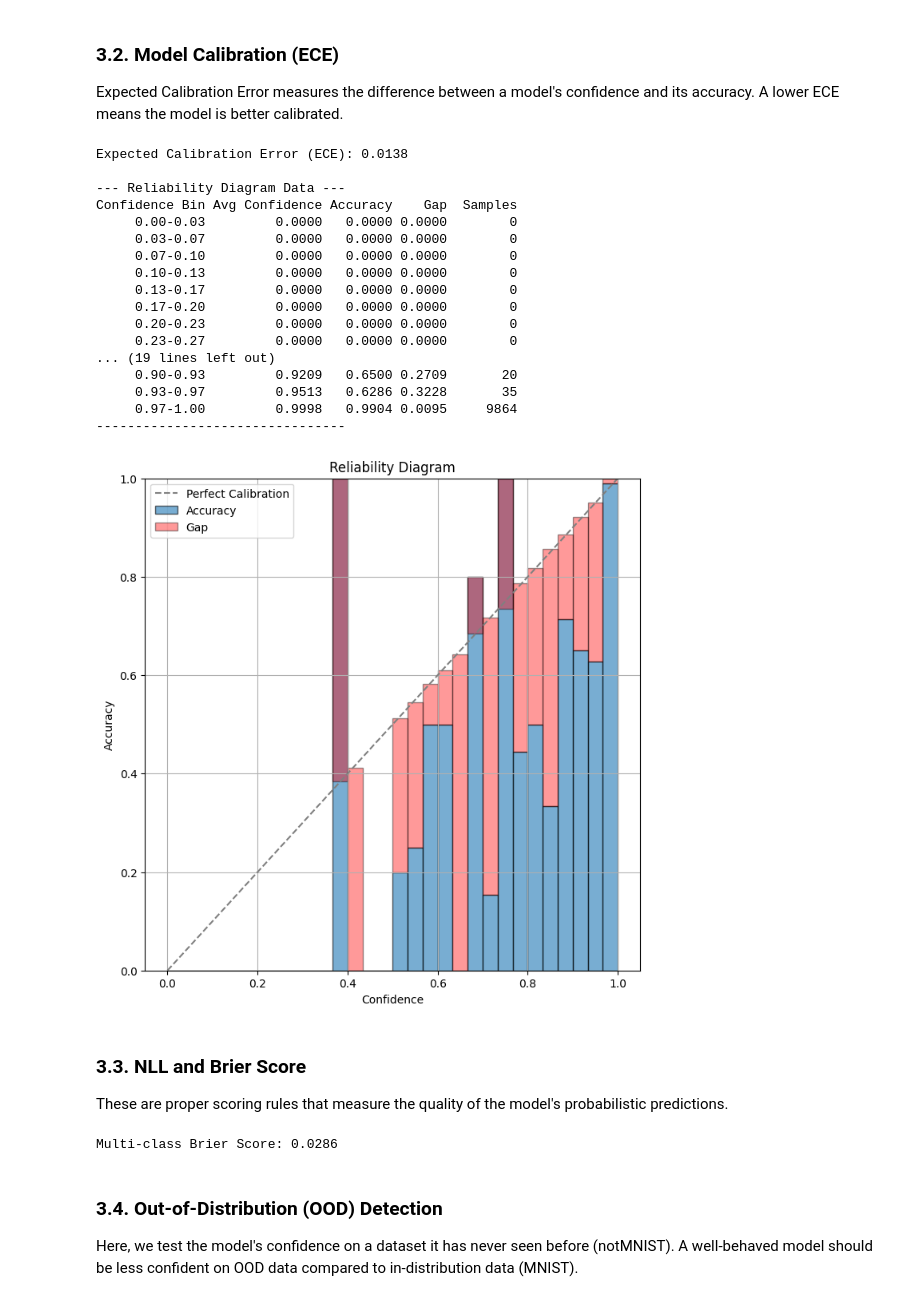
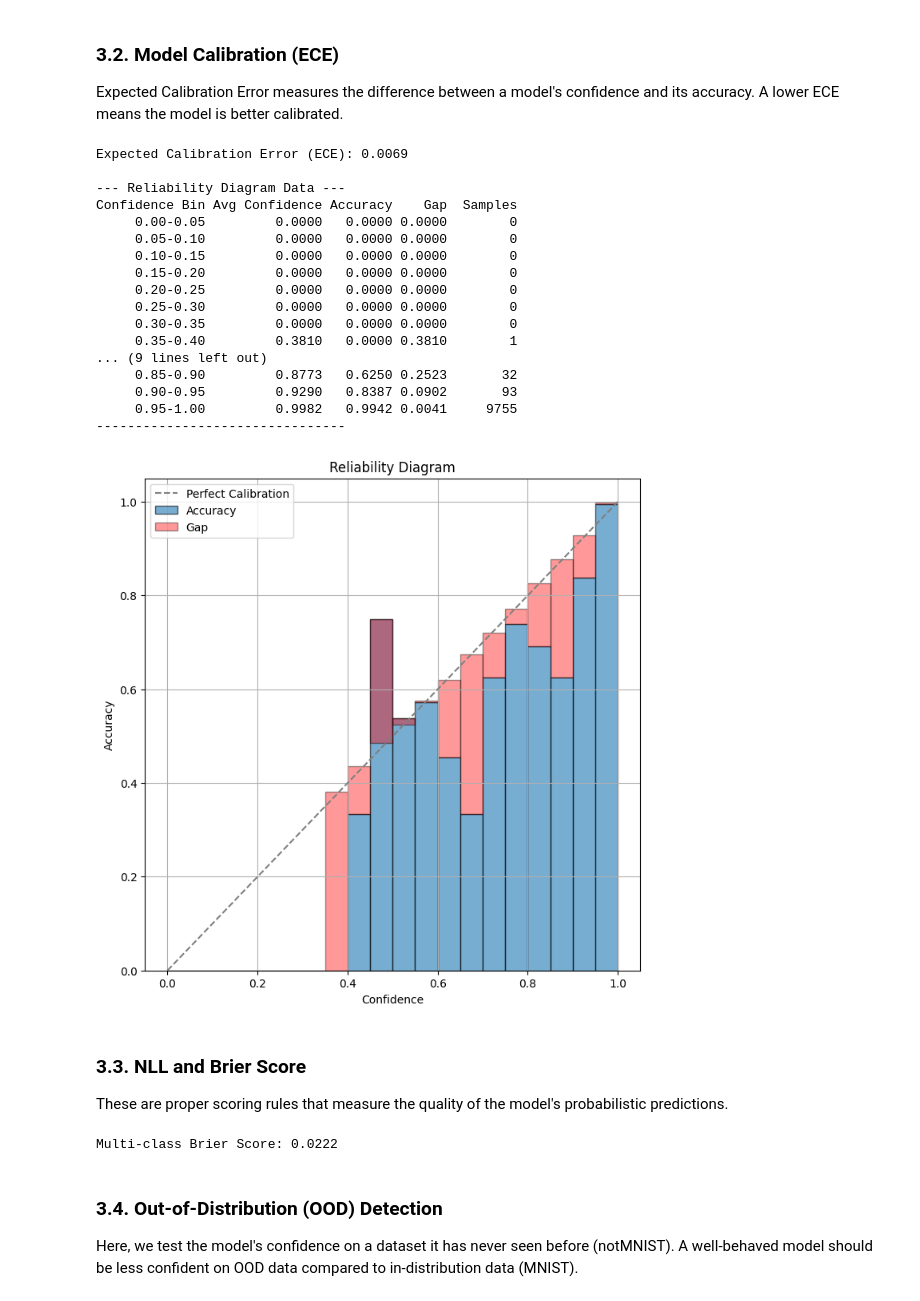
Before and after one commit to e1444/dnf, a Jupyter notebook: notebooks/evaluation.ipynb, the cells around one changed output. Cells and saved outputs as stored; diff of their text form; code cells hidden in the pictures.

```diff
--- a/notebooks/evaluation.ipynb
+++ b/notebooks/evaluation.ipynb
@@ -67,7 +67,8 @@ cfg = OmegaConf.merge(
 # The load_mnist function from the project returns DataLoaders.
 # We need the underlying dataset for some evaluation metrics.
 cfg.data.dataset.path = os.path.join(project_root, cfg.data.dataset.path)
-_, test_loader = load_mnist(cfg.data)
+cfg.data.dataset.num_workers = 1
+train_loader, test_loader = load_mnist(cfg.data)
 test_dataset = test_loader.dataset
 
 print(f"Loaded MNIST test dataset with {len(test_dataset)} samples.")
@@ -76,11 +77,12 @@ Loaded MNIST test dataset with 10000 samples.
 # %%
 # --- 1. Instantiate a new model ---
 cfg.model.hidden_channels = 512
+cfg.model.num_fixed_levels = 3
 model = hydra.utils.instantiate(cfg.model, _convert_="partial").to(device)
 
 # --- 2. Load the checkpoint file ---
 # CHECKPOINT_PATH = "/home/e1444/scratch/dnf/logs/2025-11-19/23-05-29/checkpoint_epoch_105.pth" # best so far
-CHECKPOINT_PATH = "/home/e1444/scratch/dnf/logs/2025-11-20/17-49-06/checkpoint_epoch_40.pth" # Specify
+CHECKPOINT_PATH = "/home/e1444/scratch/dnf/logs/2025-11-22/14-48-14/checkpoint_epoch_20.pth" # Specify
 
 if not os.path.exists(CHECKPOINT_PATH):
     raise FileNotFoundError(f"Checkpoint file not found at '{CHECKPOINT_PATH}'. Please update the path.")
@@ -92,8 +94,9 @@ checkpoint = torch.load(CHECKPOINT_PATH, map_location=device)
 model.load_state_dict(checkpoint['model_state_dict'])
 
 # Load the trained means and variances for correct evaluation
-trainable_means = checkpoint['trainable_means'].to(device)
-trainable_v = checkpoint['trainable_v'].to(device)
+latent_mu = checkpoint['latent_mu'].to(device)
+latent_v = checkpoint['latent_v'].to(device)
+latent_U = checkpoint['latent_U'].to(device)
 
 # --- 4. Set the model to evaluation mode ---
 model.eval()
@@ -108,7 +111,7 @@ Now we compute the model's predictions on the test set and evaluate its performa
 # %%
 # Get model predictions for the entire test set
 print("Computing model predictions on the test set...")
-final_target_dists = get_target_distributions(trainable_means, trainable_v, cfg.training.num_classes)
+final_target_dists = get_target_distributions(latent_mu, latent_v, latent_U, cfg.training.num_classes)
 y_true, y_pred, probabilities, confidences = get_all_predictions(
     model, test_loader, device, final_target_dists
 )
@@ -146,26 +173,26 @@ weighted avg       0.98      0.98      0.98     10000
 Expected Calibration Error measures the difference between a model's confidence and its accuracy. A lower ECE means the model is better calibrated.
 # %%
 # Calculate ECE and plot reliability diagram
-_ = calculate_ece_and_reliability_diagram(confidences, y_pred, y_true, n_bins=30)
+_ = calculate_ece_and_reliability_diagram(confidences, y_pred, y_true, n_bins=20)
 # %% [output]
-Expected Calibration Error (ECE): 0.0138
+Expected Calibration Error (ECE): 0.0069
 
 --- Reliability Diagram Data ---
 Confidence Bin Avg Confidence Accuracy    Gap  Samples
-     0.00-0.03         0.0000   0.0000 0.0000        0
-     0.03-0.07         0.0000   0.0000 0.0000        0
-     0.07-0.10         0.0000   0.0000 0.0000        0
-     0.10-0.13         0.0000   0.0000 0.0000        0
-     0.13-0.17         0.0000   0.0000 0.0000        0
-     0.17-0.20         0.0000   0.0000 0.0000        0
-     0.20-0.23         0.0000   0.0000 0.0000        0
-     0.23-0.27         0.0000   0.0000 0.0000        0
-... (19 lines left out)
-     0.90-0.93         0.9209   0.6500 0.2709       20
-     0.93-0.97         0.9513   0.6286 0.3228       35
-     0.97-1.00         0.9998   0.9904 0.0095     9864
+     0.00-0.05         0.0000   0.0000 0.0000        0
+     0.05-0.10         0.0000   0.0000 0.0000        0
+     0.10-0.15         0.0000   0.0000 0.0000        0
+     0.15-0.20         0.0000   0.0000 0.0000        0
+     0.20-0.25         0.0000   0.0000 0.0000        0
+     0.25-0.30         0.0000   0.0000 0.0000        0
+     0.30-0.35         0.0000   0.0000 0.0000        0
+     0.35-0.40         0.3810   0.0000 0.3810        1
+... (9 lines left out)
+     0.85-0.90         0.8773   0.6250 0.2523       32
+     0.90-0.95         0.9290   0.8387 0.0902       93
+     0.95-1.00         0.9982   0.9942 0.0041     9755
 --------------------------------
-[figure, old version]
+[figure, new version]
 # %% [markdown]
 ### 3.3. NLL and Brier Score
 These are proper scoring rules that measure the quality of the model's probabilistic predictions.
@@ -173,7 +200,7 @@ These are proper scoring rules that measure the quality of the model's probabili
 # Calculate NLL and Brier score
 _ = calculate_brier_score(y_true, probabilities)
 # %% [output]
-Multi-class Brier Score: 0.0286
+Multi-class Brier Score: 0.0222
 # %% [markdown]
 ### 3.4. Out-of-Distribution (OOD) Detection
 Here, we test the model's confidence on a dataset it has never seen before (notMNIST). A well-behaved model should be less confident on OOD data compared to in-distribution data (MNIST).
```
Also changed, not shown: parts of 6 cells of this notebook.
